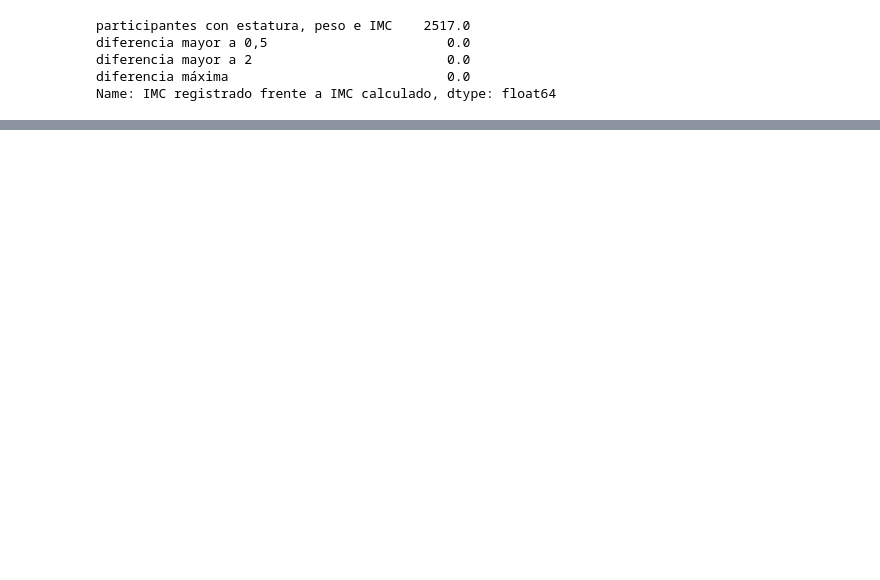
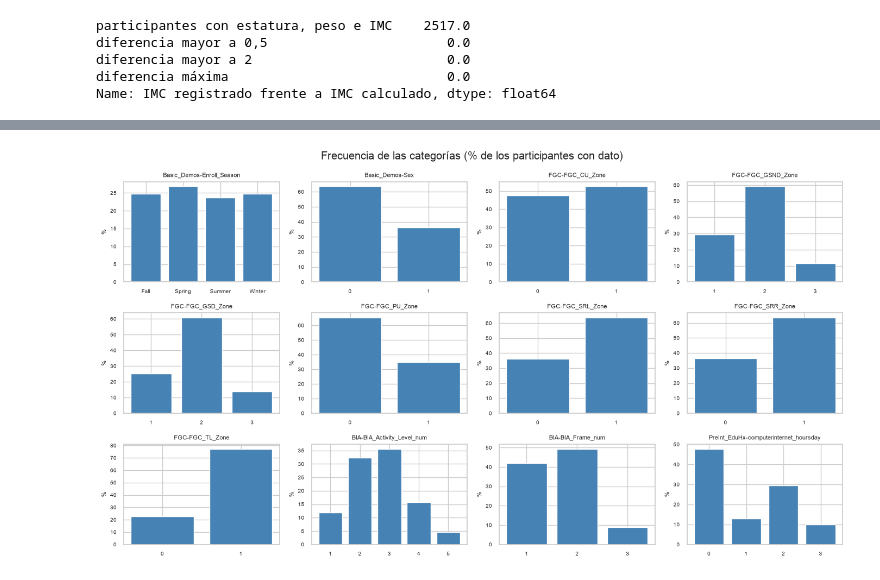
Before and after one commit to juanestebancg2806/piu-severity-prediction, a Jupyter notebook: notebooks/01_eda.ipynb, the cells around one changed output, grey strips where cells are left out. Drawn from its saved outputs; the diff is of its cells as text; code cells hidden in the pictures; blank space fills up the shorter version.

```diff
--- a/notebooks/01_eda.ipynb
+++ b/notebooks/01_eda.ipynb
@@ -1535,0 +1803,22 @@ Después de depurar, 25 variables numéricas tienen valores a más de tres rango
+# %%
+def etiqueta_categoria(valor: object) -> str:
+    """Convierte códigos numéricos como 1.0 en texto entero y deja los demás como texto."""
+    return str(int(valor)) if isinstance(valor, float) and valor.is_integer() else str(valor)
+
+
+filas = []
+for columna in categoricas:
+    frecuencias = analisis[columna].value_counts(normalize=True)
+    filas.append(
+        {
+            "variable": columna,
+            "tipo": tipo_predictor[columna],
+            "categorías observadas": analisis[columna].nunique(),
+            "categoría más frecuente": etiqueta_categoria(frecuencias.index[0]),
+            "% de la más frecuente": round(100 * frecuencias.iloc[0], 1),
+            "% de la menos frecuente": round(100 * frecuencias.iloc[-1], 1),
+            "% faltante": round(100 * analisis[columna].isna().mean(), 1),
+        }
+    )
+
+pd.DataFrame(filas).set_index("variable")
@@ -1535,0 +1840,25 @@ Después de depurar, 25 variables numéricas tienen valores a más de tres rango
+# %%
+n_columnas_figura = 4
+n_filas_figura = -(-len(categoricas) // n_columnas_figura)
+
+fig, axes = plt.subplots(
+    n_filas_figura,
+    n_columnas_figura,
+    figsize=(14, 2.6 * n_filas_figura),
+    squeeze=False,
+)
+for ax, columna in zip(axes.flat, categoricas):
+    frecuencias = 100 * analisis[columna].value_counts(normalize=True).sort_index()
+    ax.bar([etiqueta_categoria(v) for v in frecuencias.index], frecuencias.to_numpy(), color="steelblue")
+    ax.set_title(columna, fontsize=8)
+    ax.set_ylabel("%", fontsize=8)
+    ax.tick_params(labelsize=7)
+for ax in axes.flat[len(categoricas) :]:
+    ax.set_visible(False)
+
+fig.suptitle("Frecuencia de las categorías (% de los participantes con dato)")
+fig.tight_layout()
+save_figure(fig, "frecuencias_categoricas", FIGURAS_EDA)
+plt.show()
+# %% [output]
+[figure, added]
```
Also changed, not shown: parts of 16 cells of this notebook, 5 other files.
